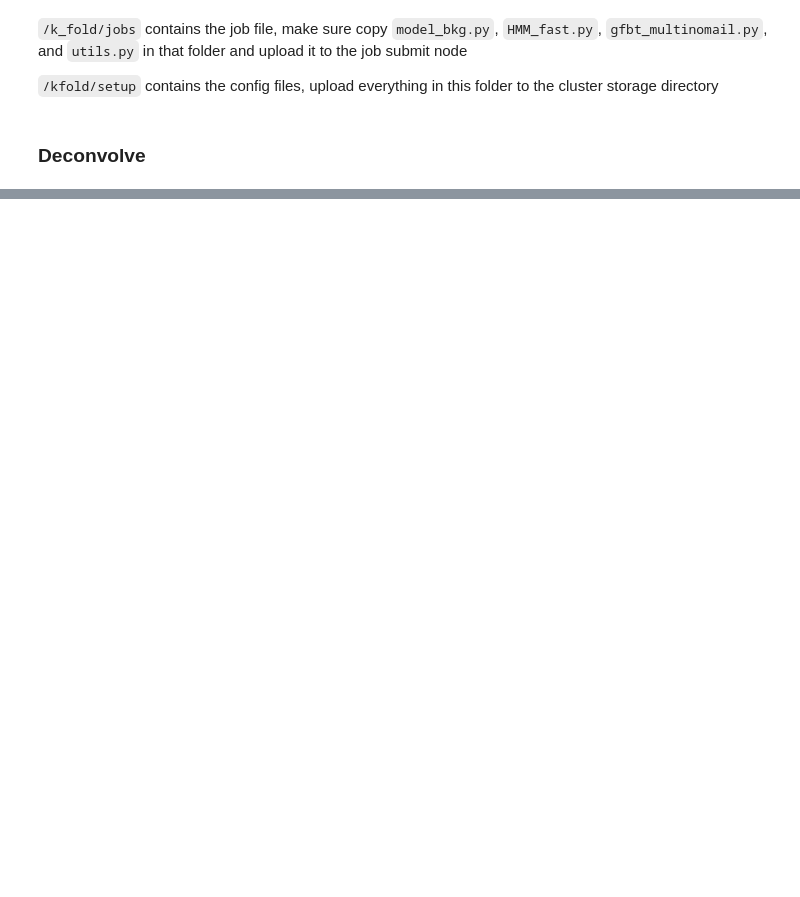
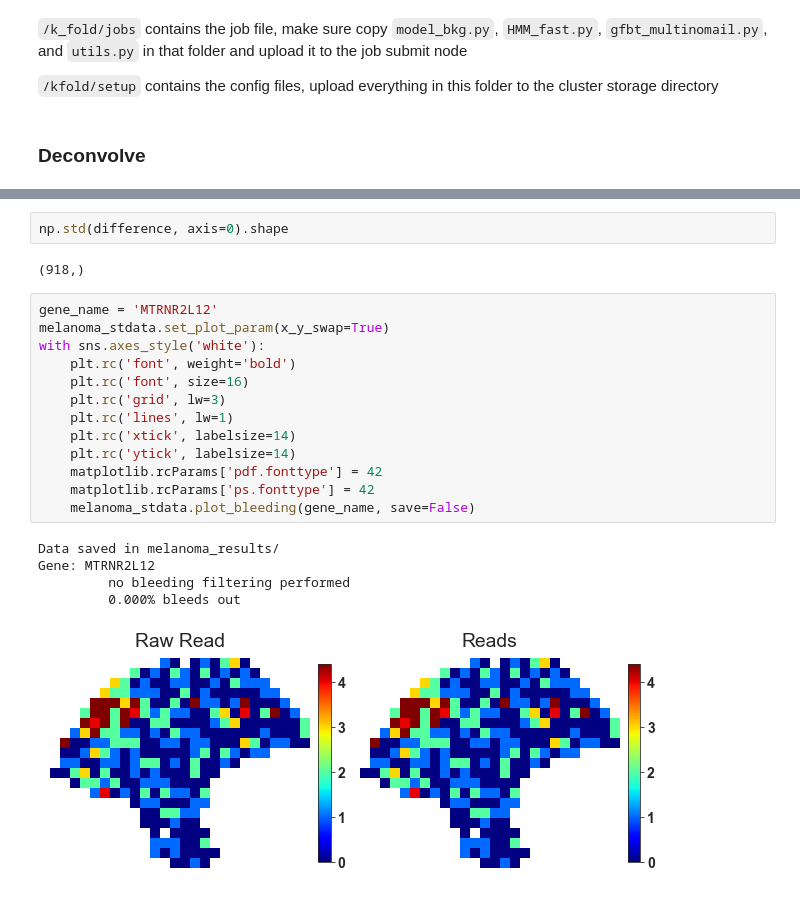
Before and after one commit to jeffquinn-msk/BayesTME, a Jupyter notebook: demo.ipynb, the cells around one changed output, grey strips where cells are left out. Drawn from its saved outputs; the diff is of its cells as text; blank space fills up the shorter version.

```diff
--- a/demo.ipynb
+++ b/demo.ipynb
@@ -202,0 +328,23 @@ with sns.axes_style('white'):
+# %%
+np.std(difference, axis=0).shape
+# %% [output]
+(918,)
+# %%
+gene_name = 'MTRNR2L12'
+melanoma_stdata.set_plot_param(x_y_swap=True)
+with sns.axes_style('white'):
+    plt.rc('font', weight='bold')
+    plt.rc('font', size=16)
+    plt.rc('grid', lw=3)
+    plt.rc('lines', lw=1)
+    plt.rc('xtick', labelsize=14)
+    plt.rc('ytick', labelsize=14)
+    matplotlib.rcParams['pdf.fonttype'] = 42
+    matplotlib.rcParams['ps.fonttype'] = 42
+    melanoma_stdata.plot_bleeding(gene_name, save=False)
+# %% [output]
+Data saved in melanoma_results/
+Gene: MTRNR2L12
+         no bleeding filtering performed
+         0.000% bleeds out
+[figure, added]
```
Also changed, not shown: parts of 19 cells of this notebook, 14 other files.
